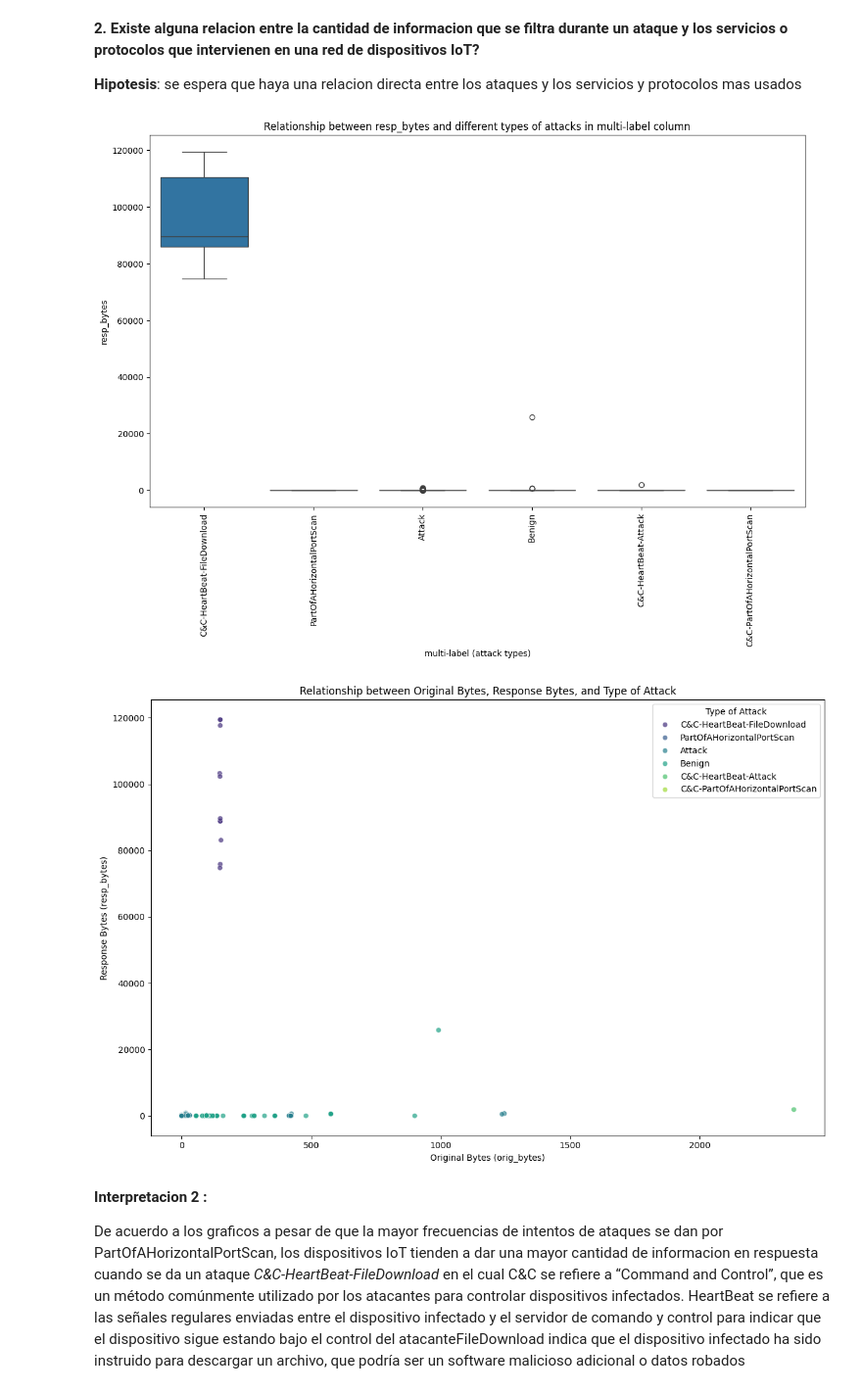
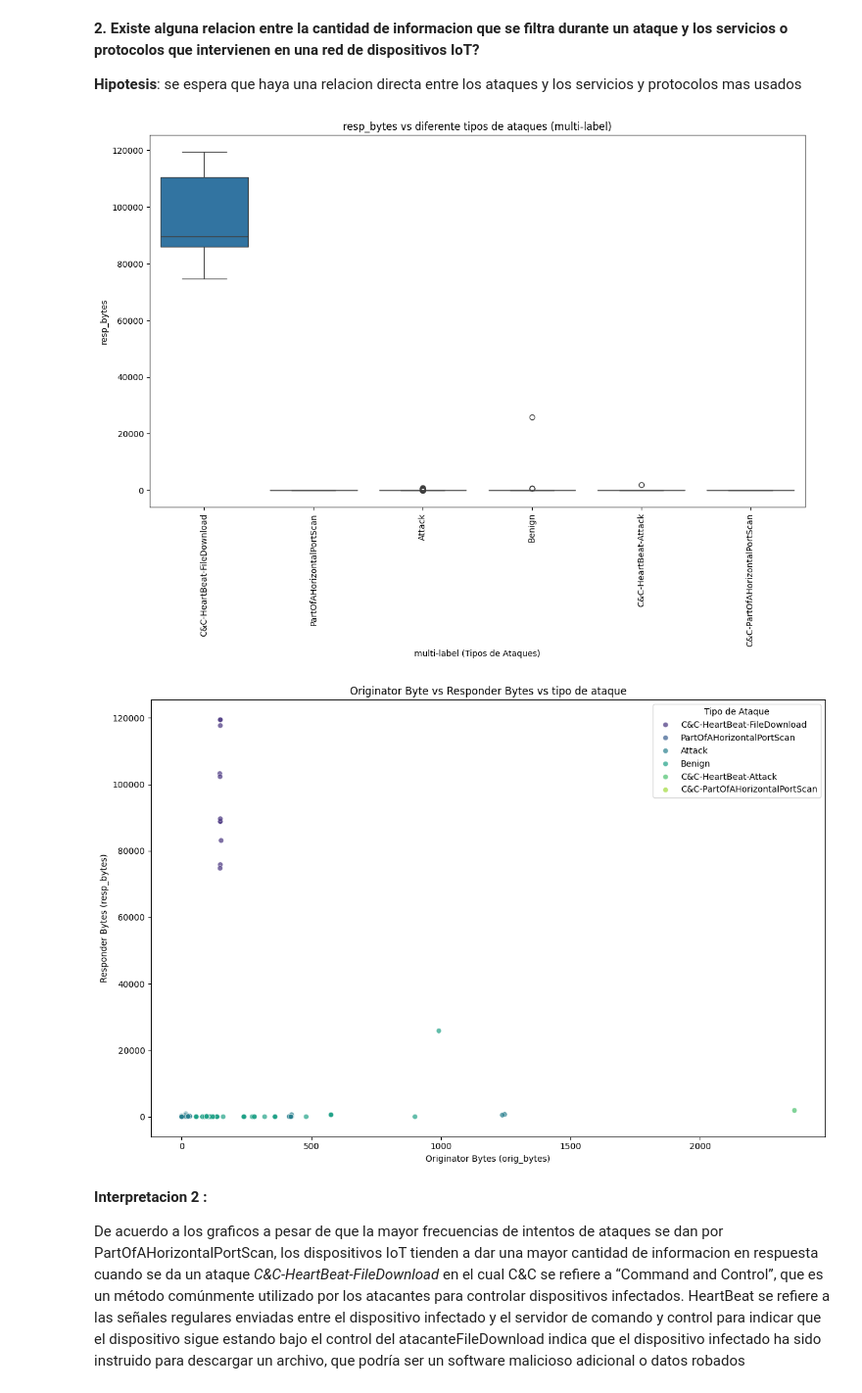
Before and after one commit to kevjavort11/DS_PrimeraEntrega, a Jupyter notebook: ProyectoDS_ParteI_Ortega.ipynb, the cells around one changed output. Shown at 98% size. Cells and saved outputs as stored; diff of their text form; code cells hidden in the pictures.

```diff
--- a/ProyectoDS_ParteI_Ortega.ipynb
+++ b/ProyectoDS_ParteI_Ortega.ipynb
@@ -364,26 +363,26 @@ La grafica nos muestra que el tipo de ataques mas frecuentes es *PartOfHorizonta
 # %%
 plt.figure(figsize=(14, 8))
 df_filtered = df[df['multi-label'].notna()]
 
-plt.title('Relationship between resp_bytes and different types of attacks in multi-label column')
-plt.xlabel('multi-label (attack types)')
+plt.title('resp_bytes vs diferente tipos de ataques (multi-label)')
+plt.xlabel('multi-label (Tipos de Ataques)')
 plt.ylabel('resp_bytes')
 plt.xticks(rotation=90)
 
 sns.boxplot(data=df_filtered, x='multi-label', y='resp_bytes')
 plt.show()
 
 plt.figure(figsize=(12, 8))
 sns.scatterplot(data=df, x='orig_bytes', y='resp_bytes', hue='multi-label', palette='viridis', alpha=0.7)
-plt.title('Relationship between Original Bytes, Response Bytes, and Type of Attack')
-plt.xlabel('Original Bytes (orig_bytes)')
-plt.ylabel('Response Bytes (resp_bytes)')
-plt.legend(title='Type of Attack')
+plt.title('Originator Byte vs Responder Bytes vs tipo de ataque')
+plt.xlabel('Originator Bytes (orig_bytes)')
+plt.ylabel('Responder Bytes (resp_bytes)')
+plt.legend(title='Tipo de Ataque')
 plt.tight_layout()
 plt.show()
 # %% [output]
-[figure, old version]
+[figure, new version]
-[figure, old version]
+[figure, new version]
 # %% [markdown]
 **Interpretacion 2 :**
 
```
Also changed, not shown: parts of 3 cells of this notebook.
